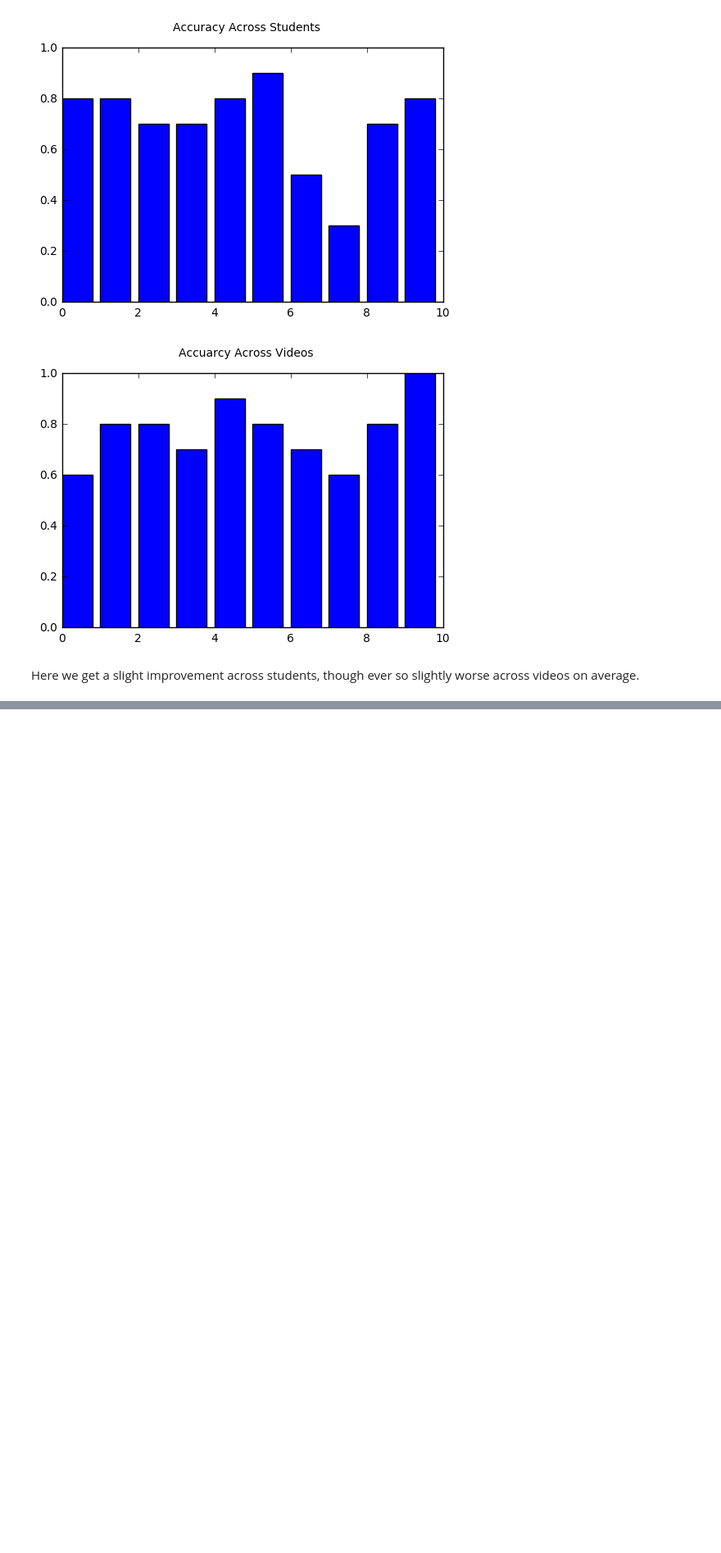
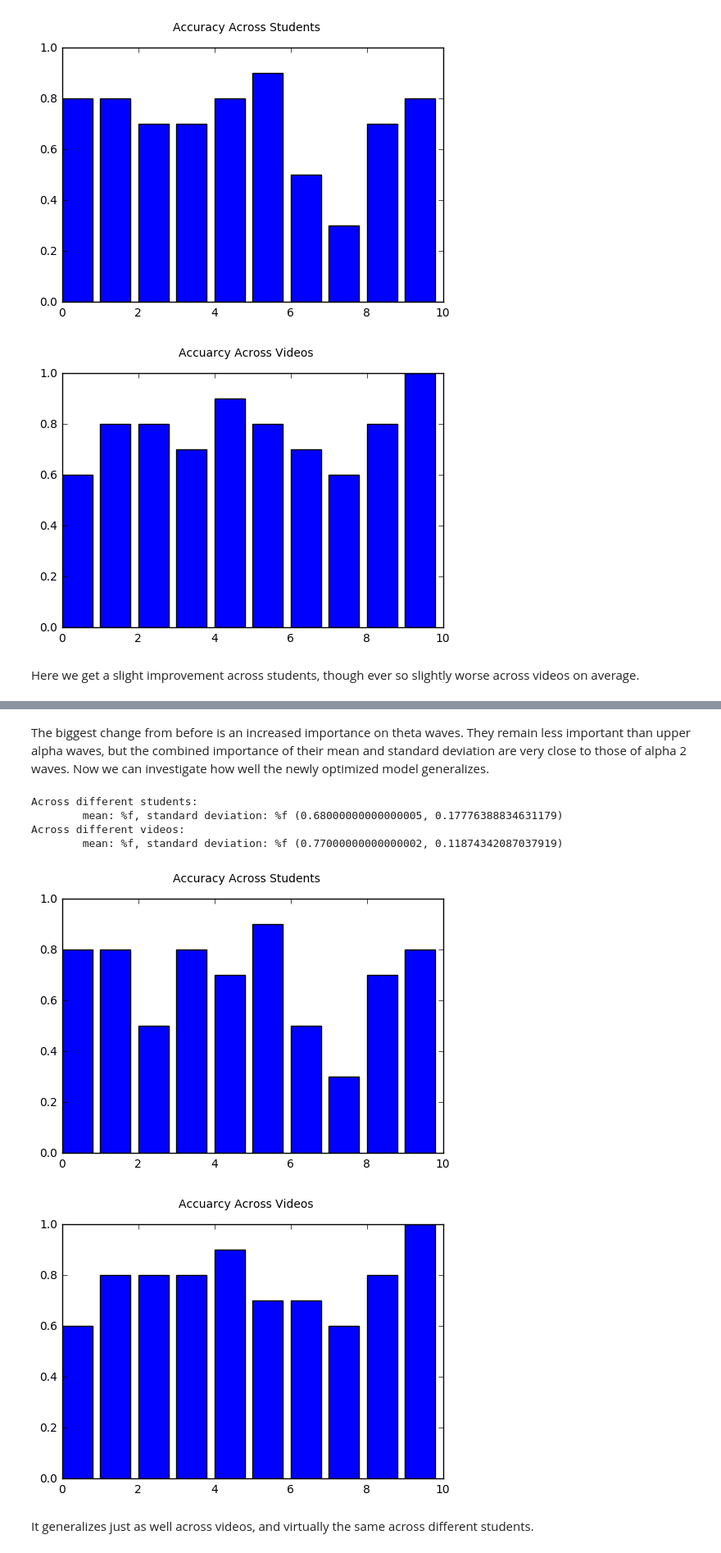
Before and after one commit to nwbvt/udacity-confusion, a Jupyter notebook: Confusion.ipynb, the cells around one changed output, grey strips where cells are left out. Shown: that part at 82% size. Drawn from its saved outputs; the diff is of its cells as text; code cells hidden in the pictures; blank space fills up the shorter version.

```diff
--- a/Confusion.ipynb
+++ b/Confusion.ipynb
@@ -425,0 +509,17 @@ Here we get a slight improvement across students, though ever so slightly worse
+# %% [markdown]
+The biggest change from before is an increased importance on theta waves.  They remain less important than upper alpha waves, but the combined importance of their mean and standard deviation are very close to those of alpha 2 waves.
+Now we can investigate how well the newly optimized model generalizes.
+# %%
+test_across_students(middle_means_and_stds, GradientBoostingClassifier(random_state=42, n_estimators=50,
+                                                    max_depth=3, learning_rate=.1))
+test_across_videos(middle_means_and_stds, GradientBoostingClassifier(random_state=42, n_estimators=50,
+                                                    max_depth=3, learning_rate=.1))
+# %% [output]
+Across different students:
+        mean: %f, standard deviation: %f (0.68000000000000005, 0.17776388834631179)
+Across different videos:
+        mean: %f, standard deviation: %f (0.77000000000000002, 0.11874342087037919)
+[figure, added]
+[figure, added]
+# %% [markdown]
+It generalizes just as well across videos, and virtually the same across different students.
```
Also changed, not shown: parts of 24 cells of this notebook.
